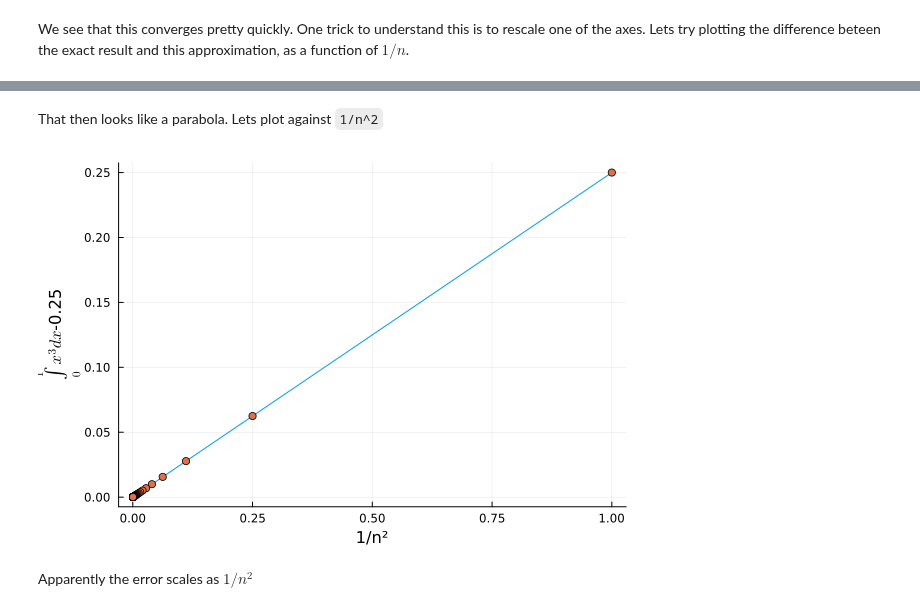
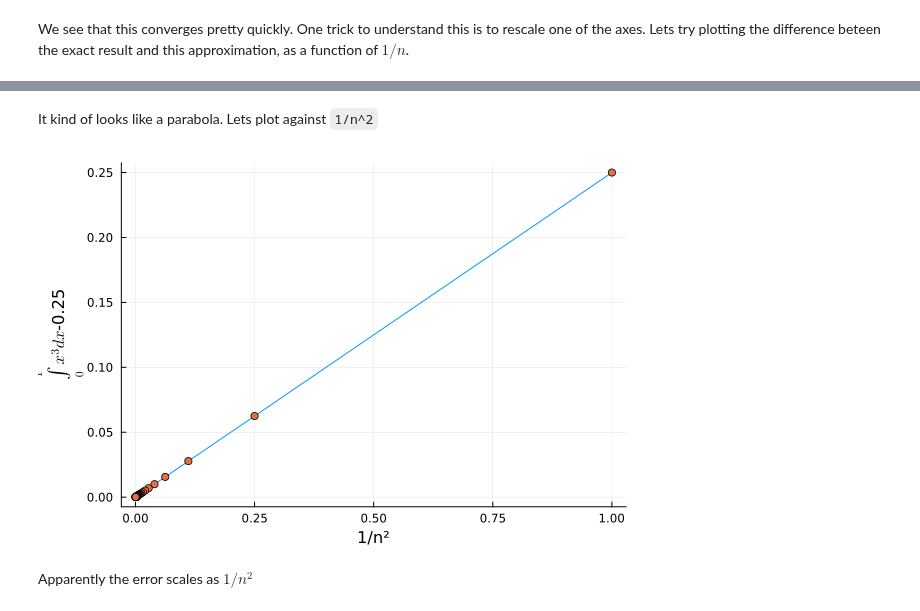
Before and after one commit to em256/phys4480, a Jupyter notebook: Period of a pendulum.ipynb, the cells around one changed output, grey strips where cells are left out. Cells and saved outputs as stored; diff of their text form; code cells hidden in the pictures.

```diff
--- a/Period of a pendulum.ipynb
+++ b/Period of a pendulum.ipynb
@@ -266,10 +339,13 @@ scatter!(1 ./nvals,tvals.-0.25)
 # %% [markdown]
-That then looks like a parabola.  Lets plot against `1/n^2`
+It kind of looks like a parabola.  Lets plot against `1/n^2`
 # %%
-plot(1 ./nvals.^2,tvals.-0.25,xlabel="1/n²",ylabel=L"$\int_0^1x^3dx$-0.25",legend=false)
+plot(1 ./nvals.^2,tvals.-0.25,
+    xlabel="1/n²",
+    ylabel=L"$\int_0^1x^3dx$-0.25",
+    legend=false)
 scatter!(1 ./nvals.^2,tvals.-0.25)
 # %% [output]
-[figure, old version]
+[figure, new version]
 # %% [markdown]
 Apparently the error scales as $1/n^2$
 # %% [markdown]
```
Also changed, not shown: parts of 154 cells of this notebook.
